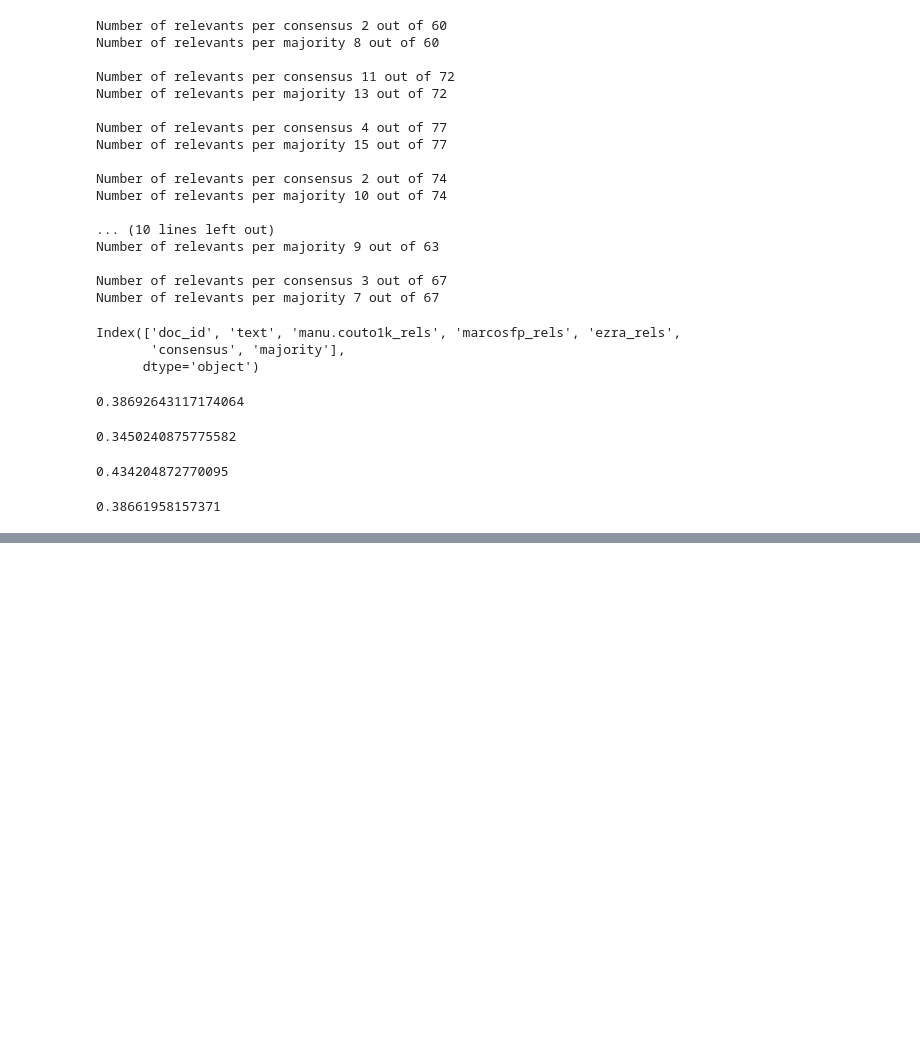
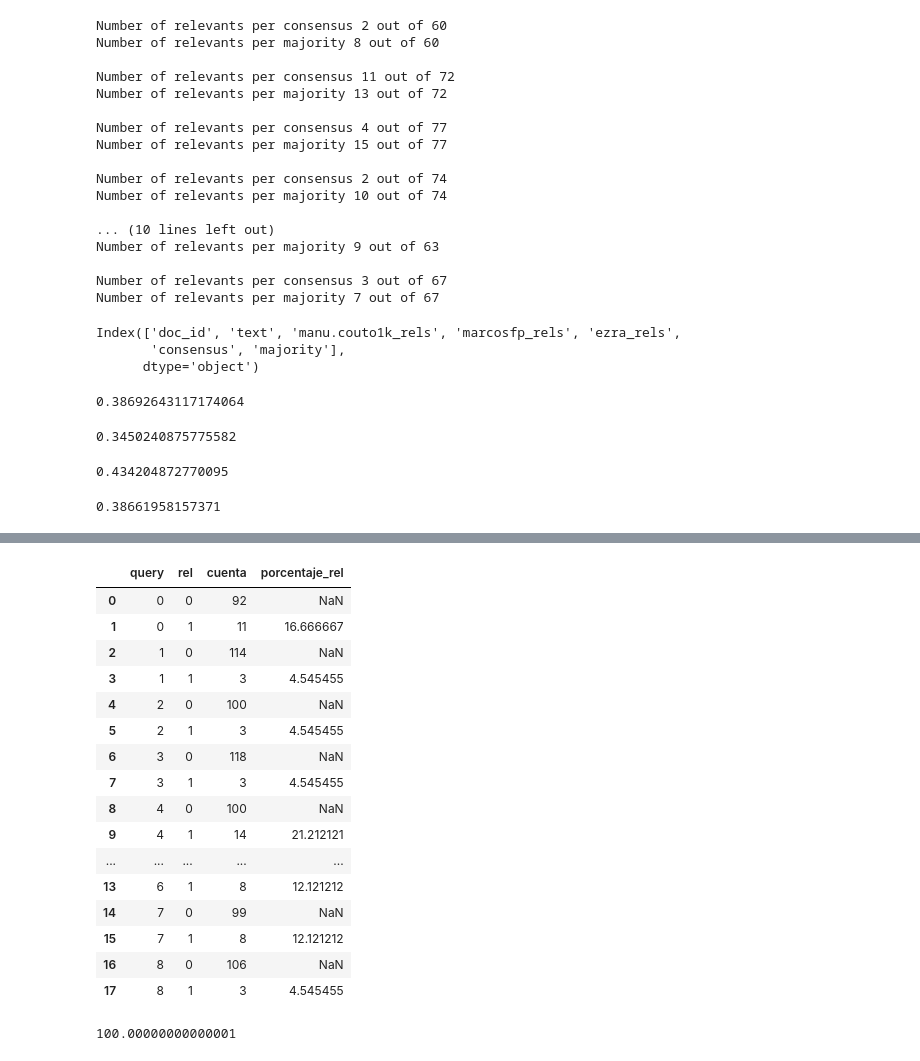
Before and after one commit to citiususc/ludosym, a Jupyter notebook: qrels-stats.ipynb, the cells around one changed output, grey strips where cells are left out. Saved outputs shown, nothing was run; the diff lists cells and outputs as text; code cells hidden in the pictures; blank space fills up the shorter version.

```diff
--- a/qrels-stats.ipynb
+++ b/qrels-stats.ipynb
@@ -447,0 +315,25 @@ krippendorff.alpha(reliability_data=[list(final['marcosfp_rels'].astype(int).val
+# %%
+rels_grouped['porcentaje_rel'] = (rels_grouped[rels_grouped['rel'] == 1]['cuenta'] / rels_grouped[rels_grouped['rel'] == 1]['cuenta'].sum()) * 100
+rels_grouped
+# %% [output]
+|  | query | rel | cuenta | porcentaje_rel |
+| 0 | 0 | 0 | 92 | NaN |
+| 1 | 0 | 1 | 11 | 16.666667 |
+| 2 | 1 | 0 | 114 | NaN |
+| 3 | 1 | 1 | 3 | 4.545455 |
+| 4 | 2 | 0 | 100 | NaN |
+| 5 | 2 | 1 | 3 | 4.545455 |
+| 6 | 3 | 0 | 118 | NaN |
+| 7 | 3 | 1 | 3 | 4.545455 |
+| 8 | 4 | 0 | 100 | NaN |
+| 9 | 4 | 1 | 14 | 21.212121 |
+| ... | ... | ... | ... | ... |
+| 13 | 6 | 1 | 8 | 12.121212 |
+| 14 | 7 | 0 | 99 | NaN |
+| 15 | 7 | 1 | 8 | 12.121212 |
+| 16 | 8 | 0 | 106 | NaN |
+| 17 | 8 | 1 | 3 | 4.545455 |
+# %%
+rels_grouped[rels_grouped['rel'] == 1]['porcentaje_rel'].sum()
+# %% [output]
+100.00000000000001
```
Also changed, not shown: parts of 39 cells of this notebook, 1 other file.
